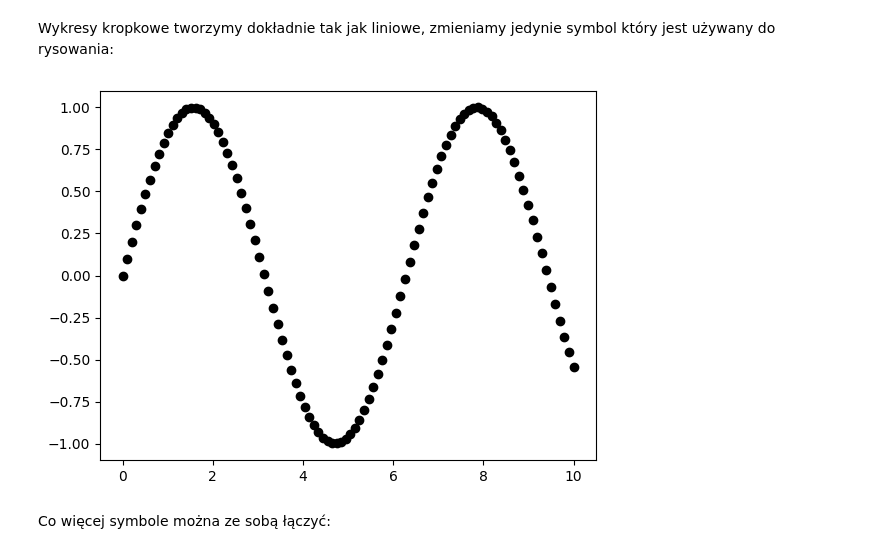
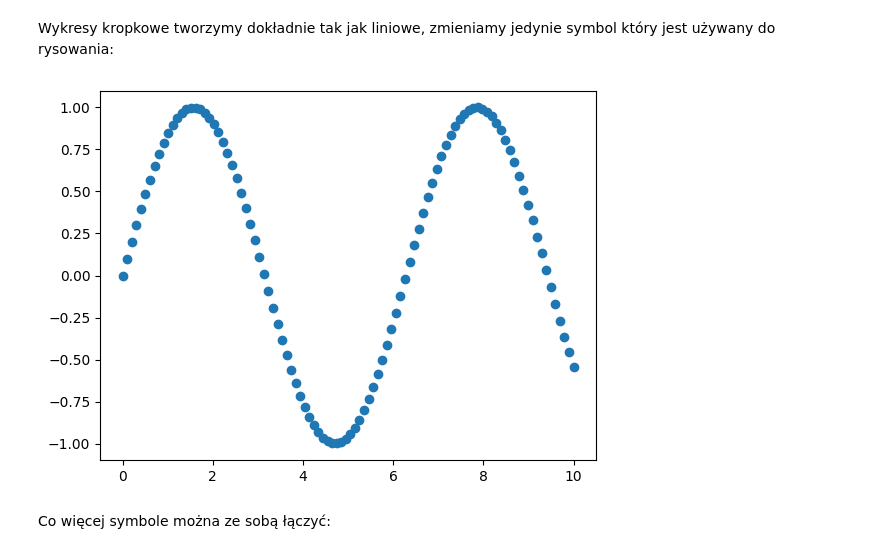
Before and after one commit to Szymon-Budziak/CodeBrainers, a Jupyter notebook: Data_science/Matplotlib.ipynb, the cells around one changed output. Cells and saved outputs as stored; diff of their text form; code cells hidden in the pictures.

```diff
--- a/Data_science/Matplotlib.ipynb
+++ b/Data_science/Matplotlib.ipynb
@@ -214,9 +224,10 @@ Wykresy kropkowe tworzymy dokładnie tak jak liniowe, zmieniamy jedynie symbol k
 # %%
 x = np.linspace(0, 10, 100)
 y = np.sin(x)
-plt.plot(x, y, "ko");
+
+plt.plot(x, y, 'o');
 # %% [output]
-[figure, old version]
+[figure, new version]
 # %% [markdown]
 Co więcej symbole można ze sobą łączyć:
 # %%
```
Also changed, not shown: parts of 23 cells of this notebook, 1 other file.
